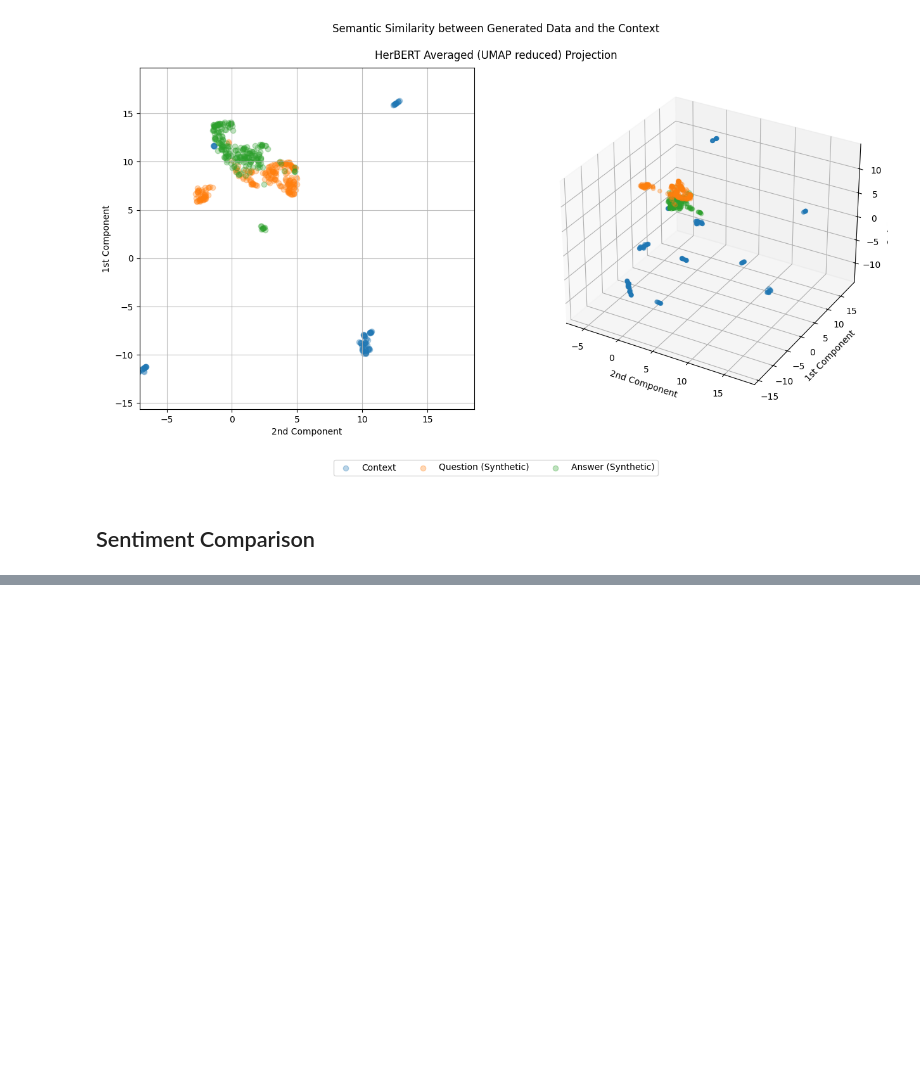
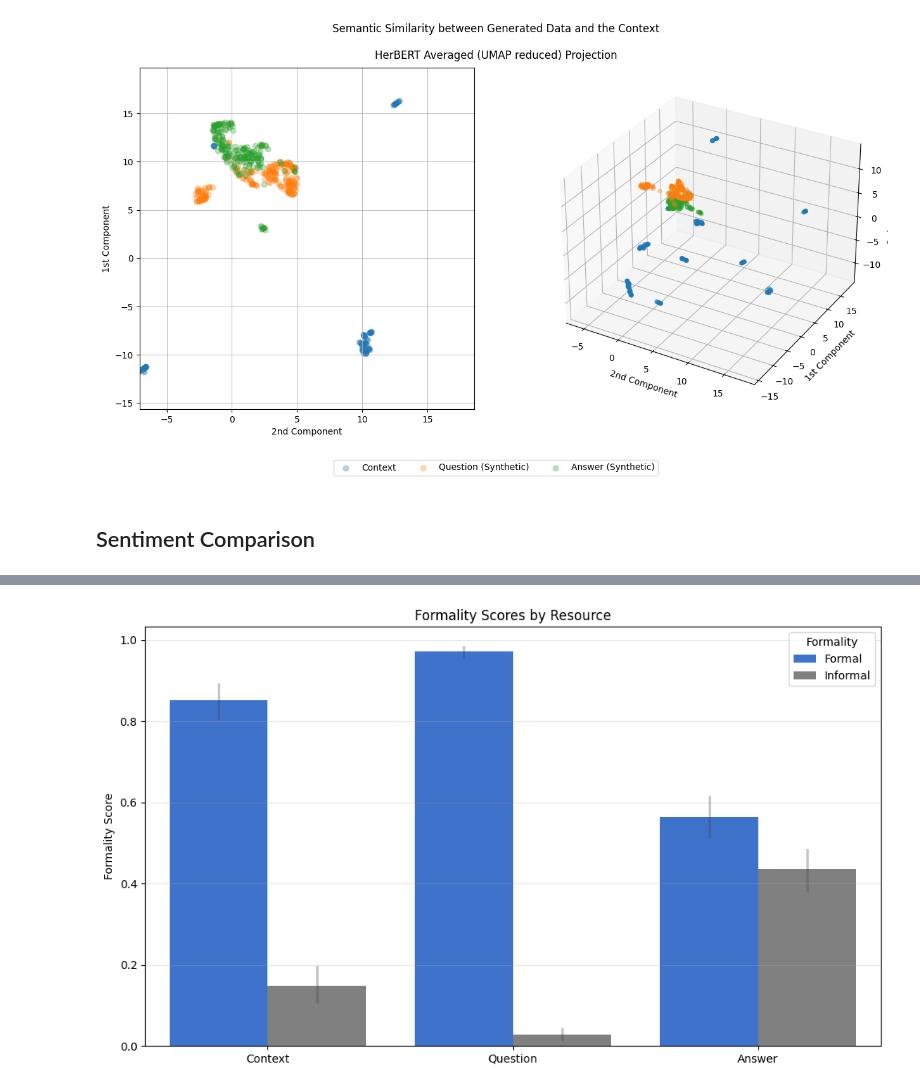
Before and after one commit to pwr-ai/JuDDGES, a Jupyter notebook: notebooks/5_synth_qa_dataset.ipynb, the cells around one changed output, grey strips where cells are left out. Cells and saved outputs as stored; diff of their text form; code cells hidden in the pictures; blank space fills up the shorter version.

Commit message:
feat: add util caching, synth qa formality analysis

```diff
--- a/notebooks/5_synth_qa_dataset.ipynb
+++ b/notebooks/5_synth_qa_dataset.ipynb
@@ -374,0 +255,13 @@ fig.savefig(str(CHARTS_DIR / f"sentiment_comp__{synth_qa_records_fpath.stem}.png
+# %%
+from juddges.data.utils import get_texts_formality
+
+id2formality = {0: "formal", 1: "informal"}
+formality_col_dfs = []
+for col in tqdm(["context", "question", "answer"]):
+    formality_scores = get_texts_formality(synth_qa_df[col].unique().tolist())
+    formality_col_df = pd.DataFrame(formality_scores, columns=id2formality.values())
+    formality_col_df["resource"] = col
+    formality_col_dfs.append(formality_col_df)
+
+formality_df = pd.concat(formality_col_dfs, axis="index")
+formality_df
@@ -374,0 +282,30 @@ fig.savefig(str(CHARTS_DIR / f"sentiment_comp__{synth_qa_records_fpath.stem}.png
+# %%
+# Reorder dataframe
+formality_vis_df = formality_df.rename(columns={col: col.capitalize() for col in id2formality.values()})
+formality_vis_df["resource"] = formality_vis_df["resource"].str.capitalize()
+formality_vis_df = formality_vis_df.melt(id_vars=['resource'], value_vars=map(lambda x: x.capitalize(), id2formality.values()), var_name='Formality', value_name='Score')
+
+fig, ax = plt.subplots(figsize=(10, 6))
+sns.barplot(
+    data=formality_vis_df,
+    x='resource',
+    y='Score',
+    hue='Formality',
+    ax=ax,
+    palette={'Informal': 'gray', 'Formal': '#266CE3'},
+    err_kws={"alpha": 0.3}
+)
+
+# Adding titles and labels
+ax.set_title('Formality Scores by Resource')
+ax.set_ylabel('Formality Score')
+ax.set_xlabel(None)
+
+plt.legend(title='Formality')
+plt.tight_layout()
+plt.grid(axis='y', alpha=0.3)
+plt.show()
+
+fig.savefig(str(CHARTS_DIR / f"formality_comp__{synth_qa_records_fpath.stem}.png"))
+# %% [output]
+[figure, added]
```
Also changed, not shown: parts of 9 cells of this notebook, 3 other files.
